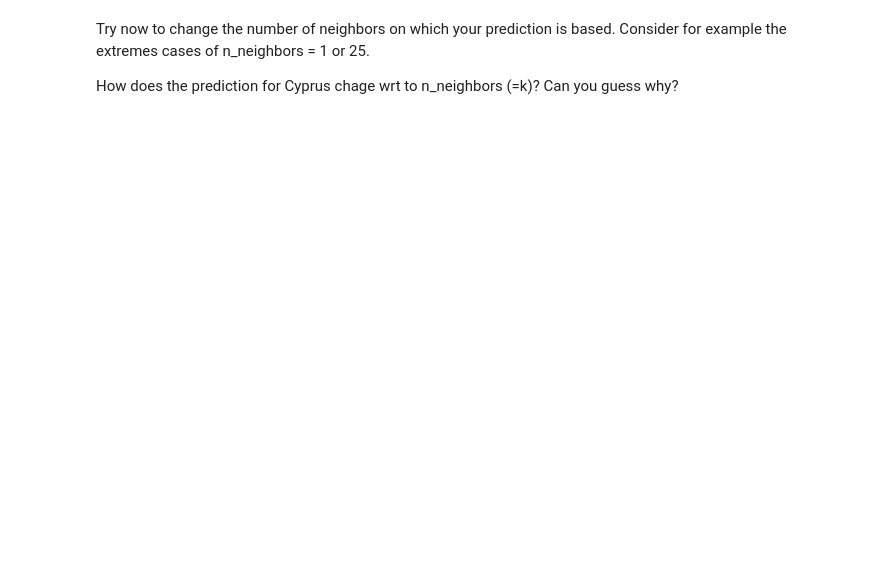
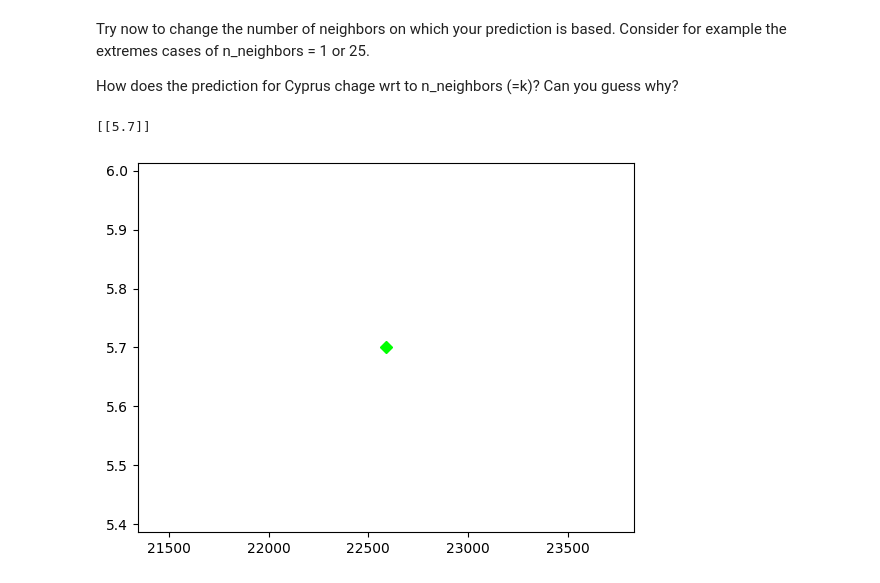
Before and after one commit to DavidVocat/ZHAW-Data-Science-Fundamentals, a Jupyter notebook: Week8/knn.ipynb, the cells around one changed output. Cells and saved outputs as stored; diff of their text form; code cells hidden in the pictures; blank space fills up the shorter version.

```diff
--- a/Week8/knn.ipynb
+++ b/Week8/knn.ipynb
@@ -81,0 +83,21 @@ Can you guess why?
+# %%
+# Select a linear model
+model = sklearn.neighbors.KNeighborsRegressor(n_neighbors=1)
+
+#choose the right function for KNN!!! Are we dealing with regression or classification?
+#There are two KNN algorithms in sklearn.neighbors (https://scikit-learn.org/stable/modules/classes.html#module-sklearn.neighbors)
+#neighbors.KNeighborsClassifier([…]) and neighbors.KNeighborsRegressor([…])...which one is the right one?
+
+
+# Train the model
+model.fit(X, y)
+
+# Make a prediction for Cyprus
+X_new = [[22587]]  # Cyprus' GDP per capita
+print(model.predict(X_new))
+
+plt.plot(X_new, model.predict(X_new), 'D', color='lime')
+plt.show()
+# %% [output]
+[[5.7]]
+[figure, added]
```
Also changed, not shown: parts of 4 cells of this notebook.
